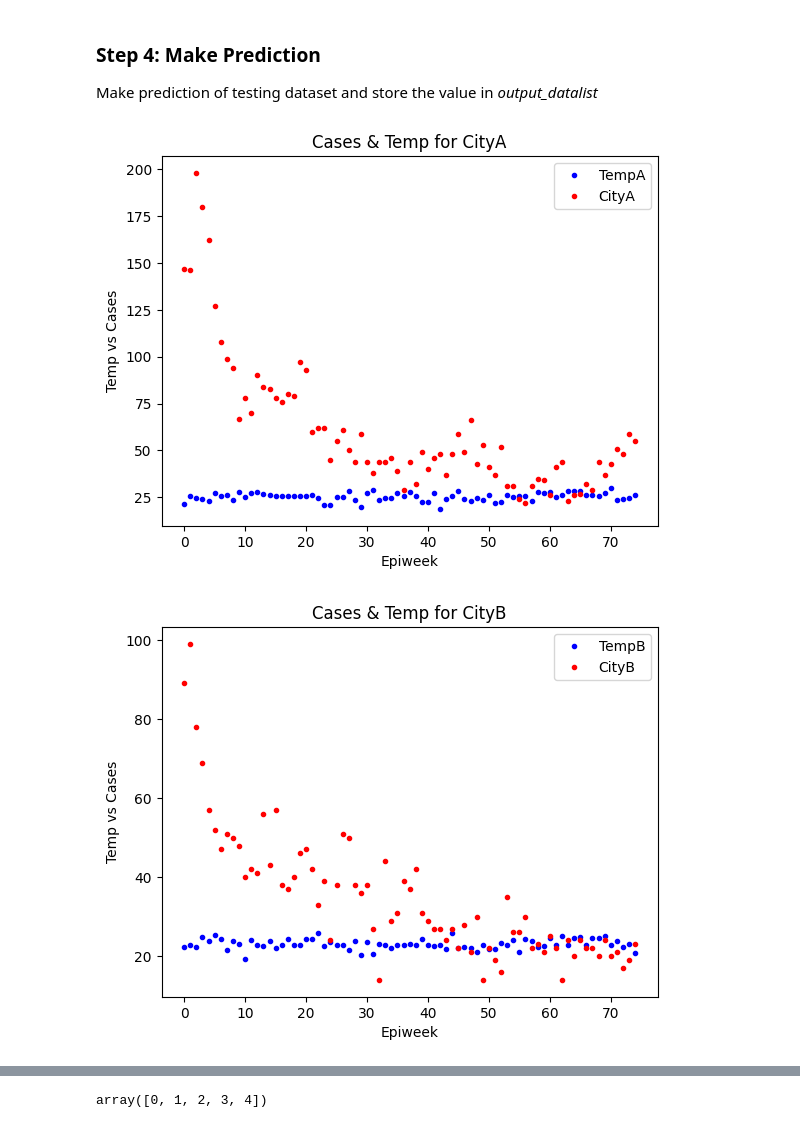
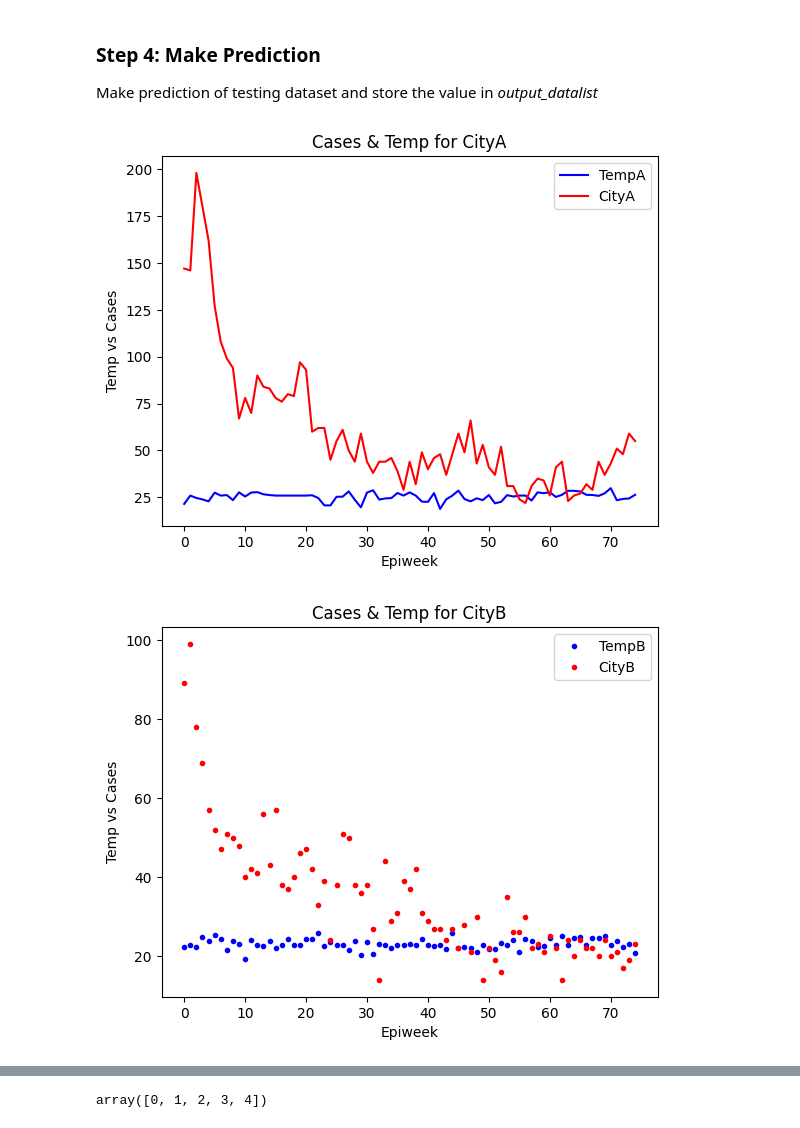
Before and after one commit to kk-leeru/ML-Hw1, a Jupyter notebook: hw1_template.ipynb, the cells around one changed output, grey strips where cells are left out. Cells and saved outputs as stored; diff of their text form; code cells hidden in the pictures.

```diff
--- a/hw1_template.ipynb
+++ b/hw1_template.ipynb
@@ -236,42 +282,42 @@ def MakePrediction():
 x = training_datalist.index
 y1 = training_datalist['TemperatureA']
 y2 = training_datalist['CityA']
-plt.plot(x,y1,'.', color='blue', label='TempA')
-plt.plot(x,y2,'.', color='red', label='CityA')
+plt.plot(x,y1,'-', color='blue', label='TempA')
+plt.plot(x,y2,'-', color='red', label='CityA')
 
 plt.title('Cases & Temp for CityA')
 plt.xlabel('Epiweek')
 plt.ylabel('Temp vs Cases')
 plt.legend(loc='upper right')
 plt.show()
 
 #CityB
-x = training_datalist.index
+#x = training_datalist.index
 y1 = training_datalist['TemperatureB']
 y2 = training_datalist['CityB']
 plt.plot(x,y1,'.', color='blue', label='TempB')
 plt.plot(x,y2,'.', color='red', label='CityB')
 
 plt.title('Cases & Temp for CityB')
 plt.xlabel('Epiweek')
 plt.ylabel('Temp vs Cases')
 plt.legend(loc='upper right')
 plt.show()
 
 #CityC
-x = training_datalist.index
+#x = training_datalist.index
 y1 = training_datalist['TemperatureC']
 y2 = training_datalist['CityC']
 plt.plot(x,y1,'.', color='blue', label='TempC')
 plt.plot(x,y2,'.', color='red', label='CityC')
 
 plt.title('Cases & Temp for CityC')
 plt.xlabel('Epiweek')
 plt.ylabel('Temp vs Cases')
 plt.legend(loc='upper right')
 plt.show()
 # %% [output]
-[figure, old version]
+[figure, new version]
 [figure]
 [figure]
 # %%
```
Also changed, not shown: parts of 21 cells of this notebook, 1 other file.
